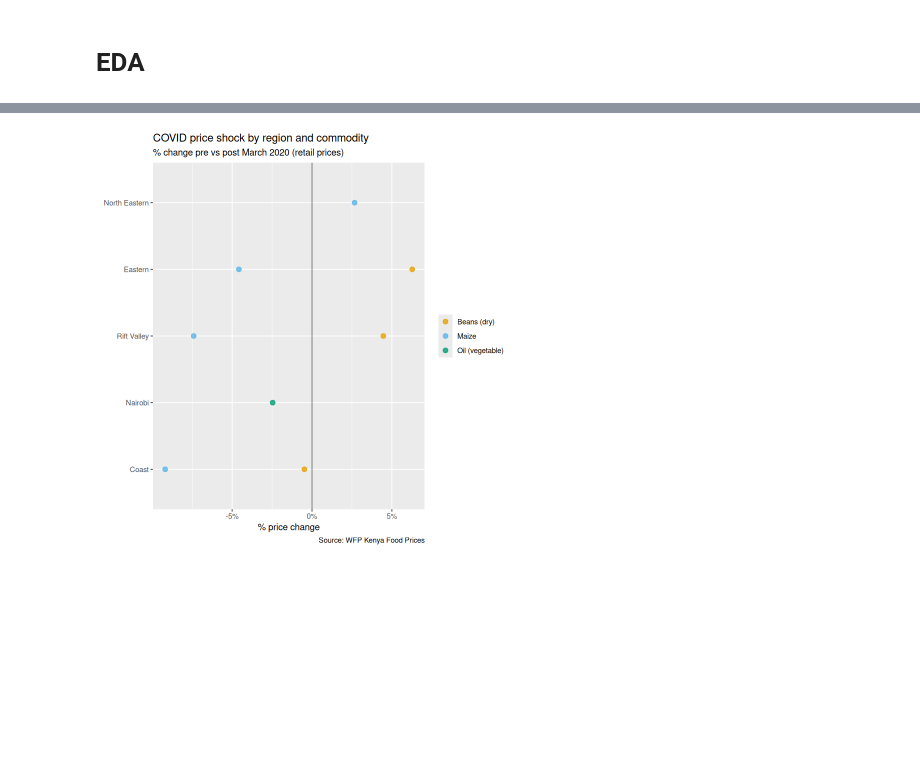
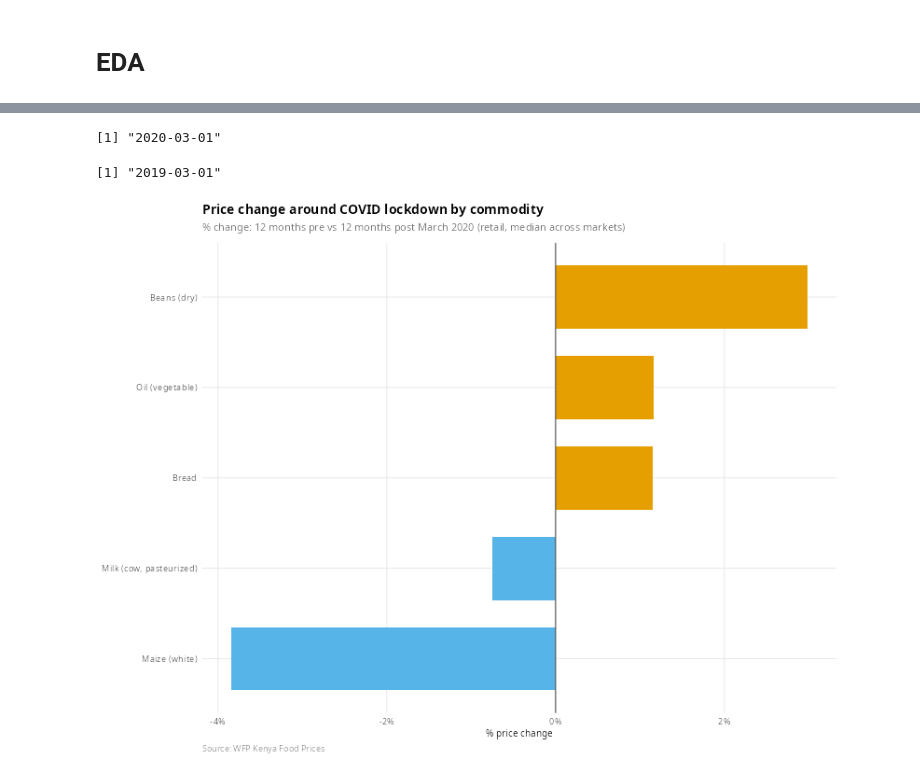
Before and after one commit to Chrisolande/Bayesian-Structural-Time-Series-for-Causal-Impact, a Jupyter notebook: iteration.ipynb, the cells around one changed output, grey strips where cells are left out. Cells and saved outputs as stored; diff of their text form; code cells hidden in the pictures; blank space fills up the shorter version.

```diff
--- a/iteration.ipynb
+++ b/iteration.ipynb
@@ -271,35 +256,8 @@ print(p_shock)
 # %%
-regional_shock <- food |>
-    filter(
-        commodity %in% key_commodities,
-        pricetype == "Retail",
-        date >= covid_date - months(12),
-        date <= covid_date + months(12)
-    ) |>
-    mutate(window = if_else(date < covid_date, "pre", "post")) |>
-    summarise(
-        median_price = median(price, na.rm = TRUE),
-        .by = c(admin1, commodity, window)
-    ) |>
-    pivot_wider(names_from = window, values_from = median_price) |>
-    mutate(pct_change = (post - pre) / pre * 100) |>
-    filter(!is.na(pct_change))
-
-p_regional <- regional_shock |>
-    mutate(admin1 = fct_reorder(admin1, pct_change, .fun = median)) |>
-    ggplot(aes(x = pct_change, y = admin1, colour = commodity)) +
-    geom_point(size = 2.5, alpha = 0.8) +
-    geom_vline(xintercept = 0, colour = "grey30", linewidth = 0.4) +
-    scale_colour_okabe_ito(name = NULL) +
-    scale_x_continuous(labels = label_percent(scale = 1)) +
-    labs(
-        title    = "COVID price shock by region and commodity",
-        subtitle = "% change pre vs post March 2020 (retail prices)",
-        x        = "% price change",
-        y        = NULL,
-        caption  = "Source: WFP Kenya Food Prices"
-    )
-
-print(p_regional)
+covid_date
 # %% [output]
-[figure, removed]
+[1] "2020-03-01"
+# %%
+covid_date - months(12)
+# %% [output]
+[1] "2019-03-01"
@@ -305,0 +273,33 @@ print(p_regional)
+# %%
+pct_change <- shock_window |>
+    summarise(
+        median_price = median(price, na.rm = TRUE),
+        .by = c(commodity, window)
+    ) |>
+    pivot_wider(names_from = window, values_from = median_price) |>
+    janitor::clean_names() |>
+    mutate(
+        pct_change = (post_mar_2020_feb_2021 - pre_mar_2019_feb_2020) / pre_mar_2019_feb_2020 * 100
+    ) |>
+    filter(!is.na(pct_change)) |>
+    arrange(desc(pct_change))
+
+p_shock <- pct_change |>
+    mutate(commodity = fct_reorder(commodity, pct_change)) |>
+    ggplot(aes(x = pct_change, y = commodity, fill = pct_change > 0)) +
+    geom_col(width = 0.7) +
+    geom_vline(xintercept = 0, colour = "grey30", linewidth = 0.5) +
+    scale_fill_manual(values = c("TRUE" = "#E69F00", "FALSE" = "#56B4E9"), guide = "none") +
+    scale_x_continuous(labels = label_percent(scale = 1)) +
+    labs(
+        title    = "Price change around COVID lockdown by commodity",
+        subtitle = "% change: 12 months pre vs 12 months post March 2020 (retail, median across markets)",
+        x        = "% price change",
+        y        = NULL,
+        caption  = "Source: WFP Kenya Food Prices"
+    ) +
+    theme_wfp()
+
+print(p_shock)
+# %% [output]
+[figure, added]
```
Also changed, not shown: parts of 22 cells of this notebook, 1 other file.
